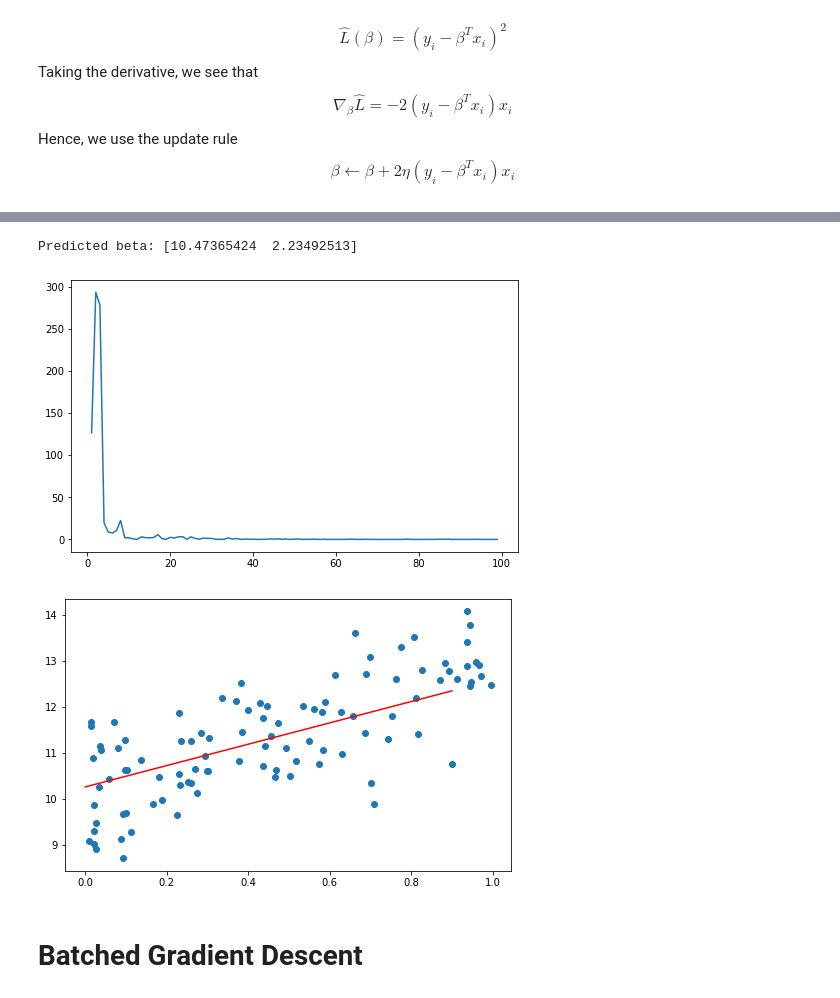
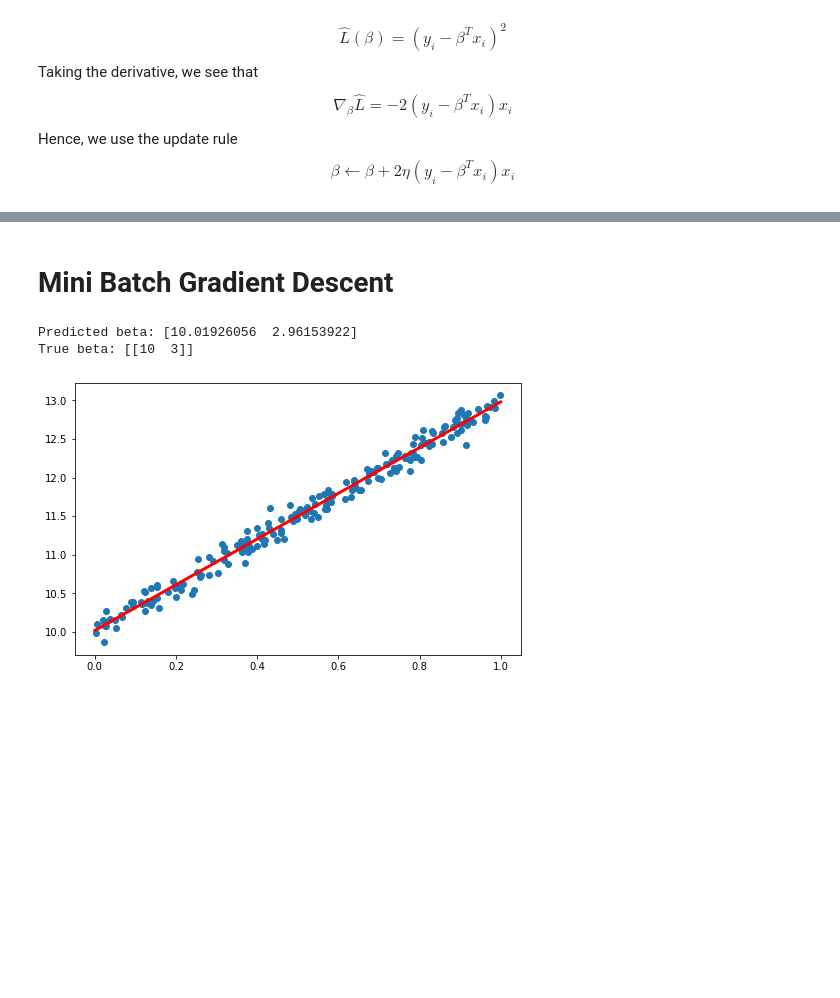
Before and after one commit to luk27182/ML-Explainers, a Jupyter notebook: SGD for Linear Regression.ipynb, the cells around one changed output, grey strips where cells are left out. Drawn from its saved outputs; the diff is of its cells as text; code cells hidden in the pictures; blank space fills up the shorter version.

```diff
--- a/SGD for Linear Regression.ipynb
+++ b/SGD for Linear Regression.ipynb
@@ -99,41 +87,37 @@ plt.show()
-# %%
-beta = np.zeros(X_const.shape[1]) # We initialize beta
-
-
-loss_values = []
-
-time_steps = 100
-
-for t in tqdm(np.arange(1,time_steps)):
-    index = np.random.randint(0,X.shape[0]) # Select a random index
-
-    x = X[index]
-    y_true = y[index]
-
-    y_hat = np.transpose(beta)@x # Our prediction is y_i = beta^T x_i
-
-    loss_values.append((y_true-y_hat)**2) # Append the squared error for our visualization
-
-    eta = 1/math.sqrt(t) # Define the learning rate as 1/sqrt(t)
-    g = -2*(y_true-y_hat)*x # Use our formula for the gradient, as derived earlier
-
-    beta -= eta*g # Update beta according to our update rule
-
-print("Predicted beta:", beta)
-plt.figure(figsize=(8,5))
-plt.plot(np.arange(1,time_steps), loss_values)
-plt.show()
-# %% [output]
-Predicted beta: [10.47365424  2.23492513]
-[figure, removed]
+# %% [markdown]
+# Mini Batch Gradient Descent
+# %%
+def Mini_Batch_GD(X, y, batch_size, time_steps):
+    beta = np.zeros(X.shape[1]) # We initialize beta
+
+    time_steps = np.arange(1,time_steps+1)
+    for t in tqdm(time_steps):
+        selected = np.random.randint(low=0,high=X.shape[0],size=batch_size)
+
+        x = X[selected]
+        y_true = y[selected]
+        y_hat = np.dot(x, beta).reshape(batch_size,1)
+
+        eta = 1/math.sqrt(t)
+        g = np.mean(2*(y_true-y_hat)*(-x), axis=0, keepdims=False)
+
+        beta -= eta*g
+
+    return beta
+# %%
+beta_hat = Mini_Batch_GD(X,y,batch_size=20, time_steps=1e5)
+
+print("Predicted beta:", beta_hat)
+print("True beta:", beta_true)
+# %% [output]
+Predicted beta: [10.01926056  2.96153922]
+True beta: [[10  3]]
 # %%
 plt.figure(figsize=(8,5))
-plt.scatter(X_noisy[:, 1],y_noisy)
+plt.scatter(X[:, 1],y)
 
-domain = np.arange(1, step=0.1)
-plt.plot(domain, beta[0]+beta[1]*domain, color="red")
+domain = np.arange(np.max(X[:, 1])+0.1, step=0.1)
+plt.plot(domain, beta_hat[0]+beta_hat[1]*domain, color="red", linewidth=3)
 plt.show()
 # %% [output]
-[figure, old version]
+[figure, new version]
-# %% [markdown]
-# Batched Gradient Descent
```
Also changed, not shown: parts of 10 cells of this notebook.
